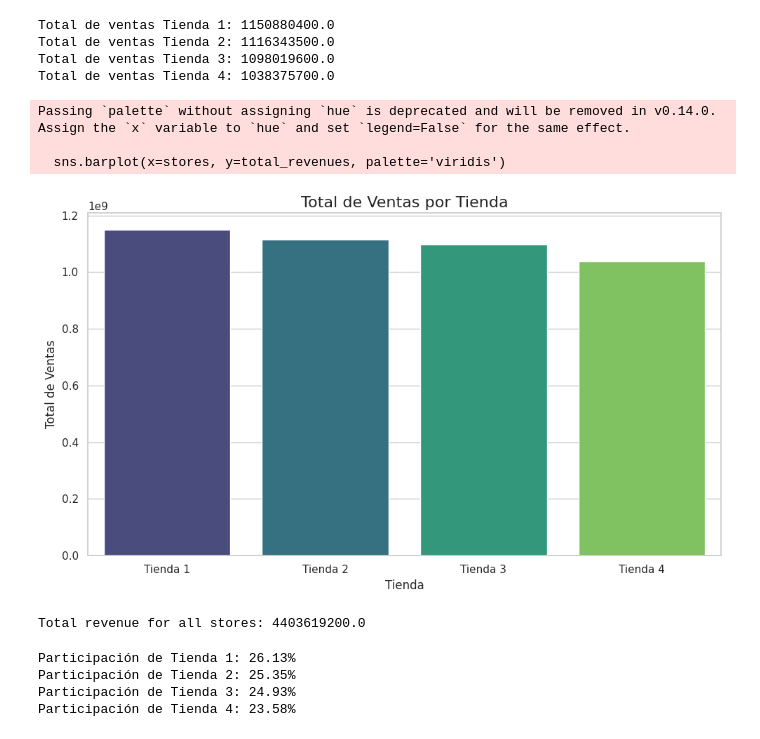
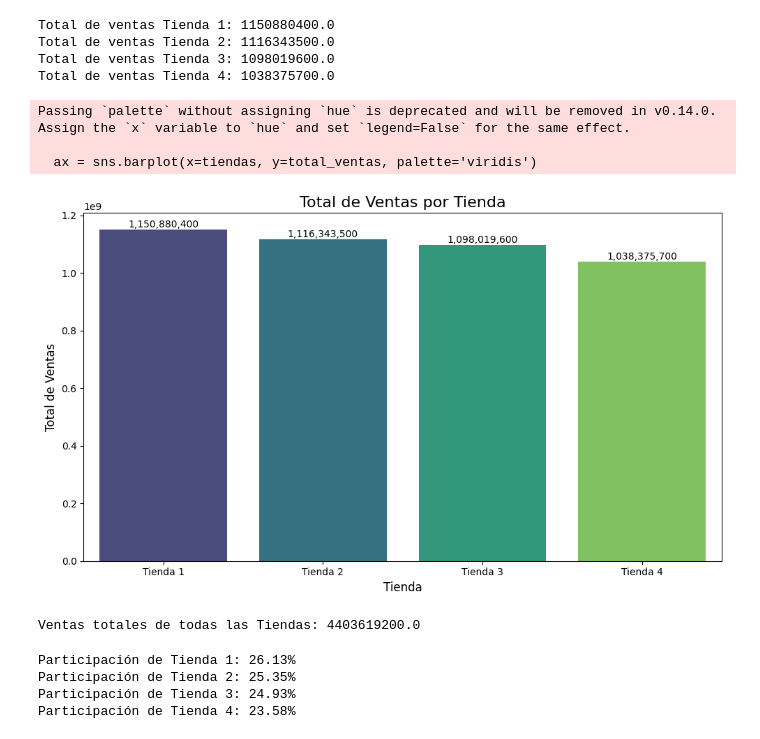
Before and after one commit to Socadan/challenge1-data-science-latam, a Jupyter notebook: AluraStoreLatam.ipynb, the cells around one changed output. Saved outputs shown, nothing was run; the diff lists cells and outputs as text; code cells hidden in the pictures.

```diff
--- a/AluraStoreLatam.ipynb
+++ b/AluraStoreLatam.ipynb
@@ -12,6 +12,12 @@ tienda = pd.read_csv(url)
 tienda2 = pd.read_csv(url2)
 tienda3 = pd.read_csv(url3)
 tienda4 = pd.read_csv(url4)
+
+# Round all numerical columns to two decimal places
+tienda = tienda.round(2)
+tienda2 = tienda2.round(2)
+tienda3 = tienda3.round(2)
+tienda4 = tienda4.round(2)
 # %% [markdown]
 #1. Análisis de facturación
 # %%
@@ -31,29 +37,35 @@ Total de ventas Tienda 2: 1116343500.0
 Total de ventas Tienda 3: 1098019600.0
 Total de ventas Tienda 4: 1038375700.0
 # %%
+# **Gráfico de barras con las ventas por Tienda**
 import matplotlib.pyplot as plt
 import seaborn as sns
 
 # Crea una lista con los nombres de las tiendas y sus ingresos totales.
 tiendas = ['Tienda 1', 'Tienda 2', 'Tienda 3', 'Tienda 4']
 total_ventas = [total_ventas_tienda1, total_ventas_tienda2, total_ventas_tienda3, total_ventas_tienda4]
 
 # Crea el gráfico de barras
 plt.figure(figsize=(10, 6))
-sns.barplot(x=stores, y=total_revenues, palette='viridis')
+ax = sns.barplot(x=tiendas, y=total_ventas, palette='viridis')
 plt.title('Total de Ventas por Tienda', fontsize=16)
 plt.xlabel('Tienda', fontsize=12)
 plt.ylabel('Total de Ventas', fontsize=12)
 plt.tight_layout()
+
+# Agregar etiquetas de texto a las barras
+for i, v in enumerate(total_ventas):
+    ax.text(i, v, f'{v:,.0f}', ha='center', va='bottom')
+
 plt.show()
 # %% [output]
 Passing `palette` without assigning `hue` is deprecated and will be removed in v0.14.0. Assign the `x` variable to `hue` and set `legend=False` for the same effect.
 
-  sns.barplot(x=stores, y=total_revenues, palette='viridis')
+  ax = sns.barplot(x=tiendas, y=total_ventas, palette='viridis')
-[figure, old version]
+[figure, new version]
 # %%
 ventas_totales = tienda['Precio'].sum() + tienda2['Precio'].sum() + tienda3['Precio'].sum() + tienda4['Precio'].sum()
-print(f"Total revenue for all stores: {ventas_totales}")
+print(f"Ventas totales de todas las Tiendas: {ventas_totales}")
 # %% [output]
-Total revenue for all stores: 4403619200.0
+Ventas totales de todas las Tiendas: 4403619200.0
 # %%
```
Also changed, not shown: parts of 24 cells of this notebook.
